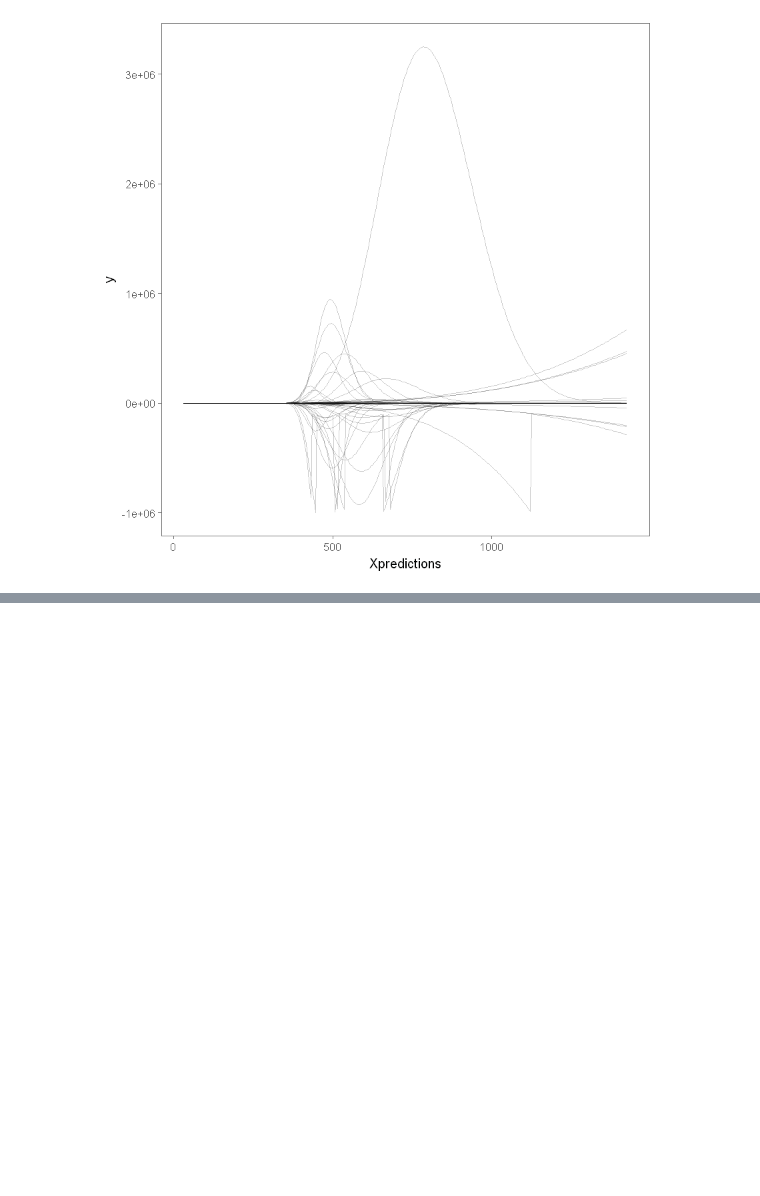
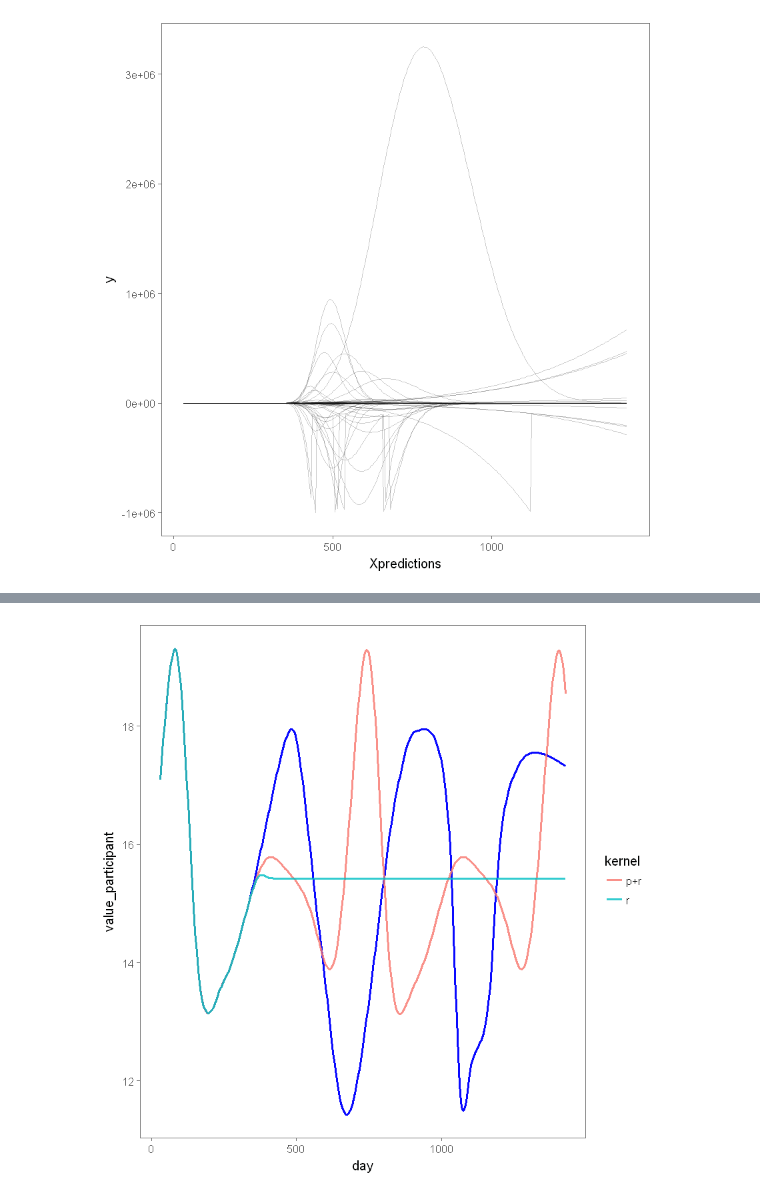
Before and after one commit to ericschulz/compforca, a Jupyter notebook: Data analysis/5- New grid plots (6x2 plots).ipynb, the cells around one changed output, grey strips where cells are left out. Drawn from its saved outputs; the diff is of its cells as text; code cells hidden in the pictures; blank space fills up the shorter version.

Commit message:
New posterior match plot

```diff
--- a/Data analysis/5- New grid plots (6x2 plots).ipynb
+++ b/Data analysis/5- New grid plots (6x2 plots).ipynb
@@ -540,3 +554,7 @@ calculate_nrmsd <- function(value_prediction, value_participant) {
 calculate_nrmse <- function(value_model, value_human) {
     return ( sqrt( sum((value_human - value_model)^2) / sum((value_human - mean(value_human))^2) ) )
 }
+
+calculate_mean_error <- function(value_model, value_human) {
+    return ( mean(abs(value_model - value_human)) )
+}
@@ -940,0 +1200,3 @@ aux_prior_predictions %>%
+# %%
+# Sequence of days to analyze:
+new_sequence = seq(31, 1426, 5)
@@ -940,0 +1235,25 @@ aux_prior_predictions %>%
+# %%
+# New error dataset (mean-error per participant per scenario per model)
+new_error_per_participant <- new_all_pred_data %>%
+                            #filter(day <= 365*2) %>% # To Eric: this is something I though about. What do you think about it?
+                            group_by(pid, scenario, kernel, lml) %>%
+                            summarize(error = calculate_mean_error(value, value_participant))
+
+
+new_error_per_participant <- add_is_max_column(new_error_per_participant)
+
+
+new_error_per_participant <- new_error_per_participant %>%
+                                filter(kernel == 'r' | is_max)
+
+# Remove those [pid, kernel] combinations where the R kernel was not present (because it was previously filtered out)
+new_error_per_participant_ff <- new_error_per_participant %>%
+                                group_by(pid, scenario) %>%
+                                filter(length(kernel) > 1)
+# %%
+to_plot_post <- merge(
+                    x = new_all_pred_data,
+                    y = new_error_per_participant_ff %>% select(pid, scenario, kernel) %>% unique
+                )
+
+to_plot_post$id <- paste(to_plot_post$cid, to_plot_post$kernel)
@@ -940,0 +1262,10 @@ aux_prior_predictions %>%
+# %%
+to_plot_post %>%
+    filter(scenario == 'Temperature',
+           pid == 'a001' ) %>%
+    ggplot() +
+    geom_line(aes(x=day, y=value_participant, group=id), color='blue', size=1, alpha=0.8) +
+    geom_line(aes(x=day, y=value, group=kernel, color=kernel), size=1, alpha=0.8) +
+    ggthemes::theme_few()
+# %% [output]
+[figure, added]
```
Also changed, not shown: parts of 38 cells of this notebook, 4 other files.
